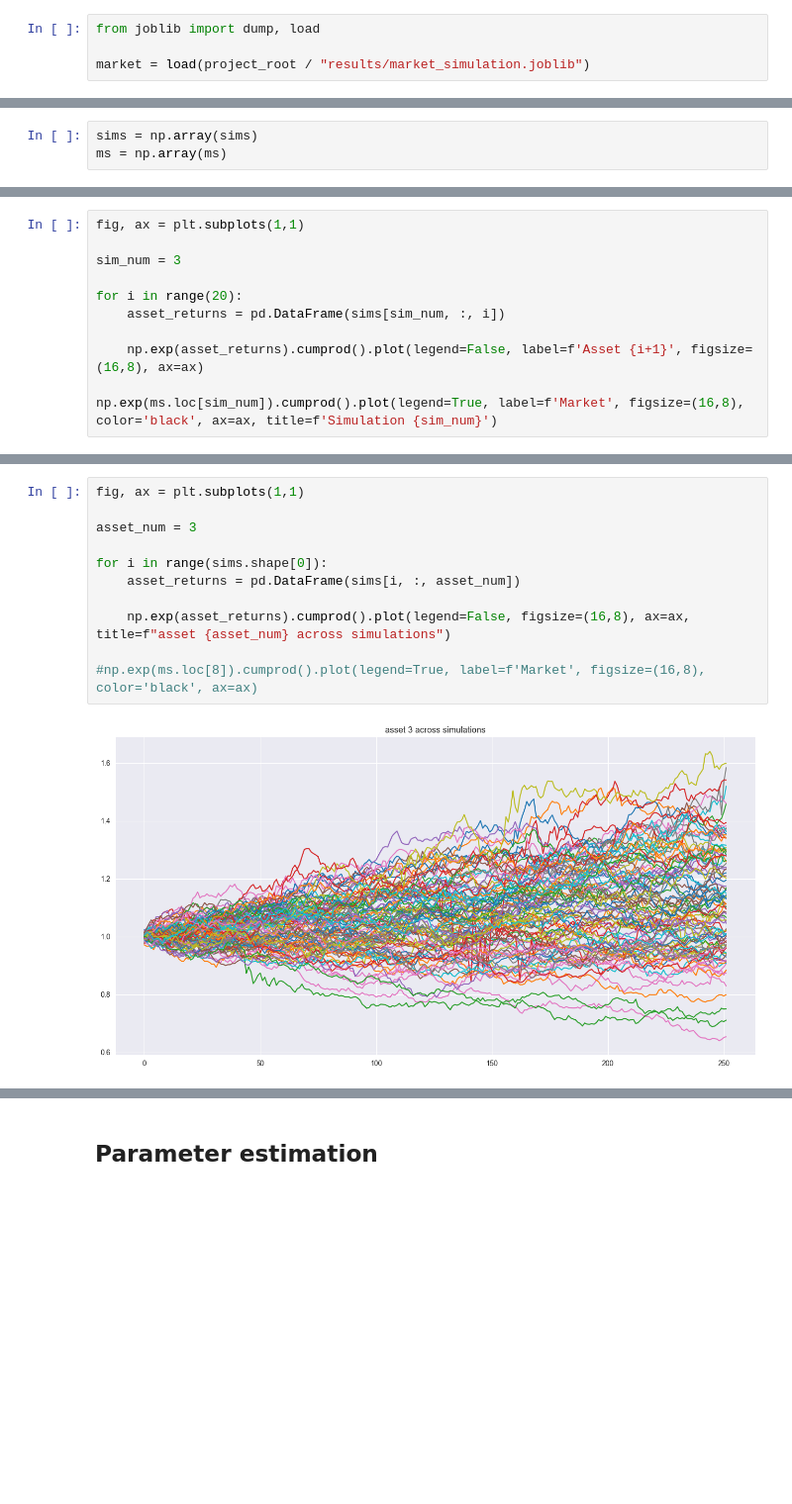
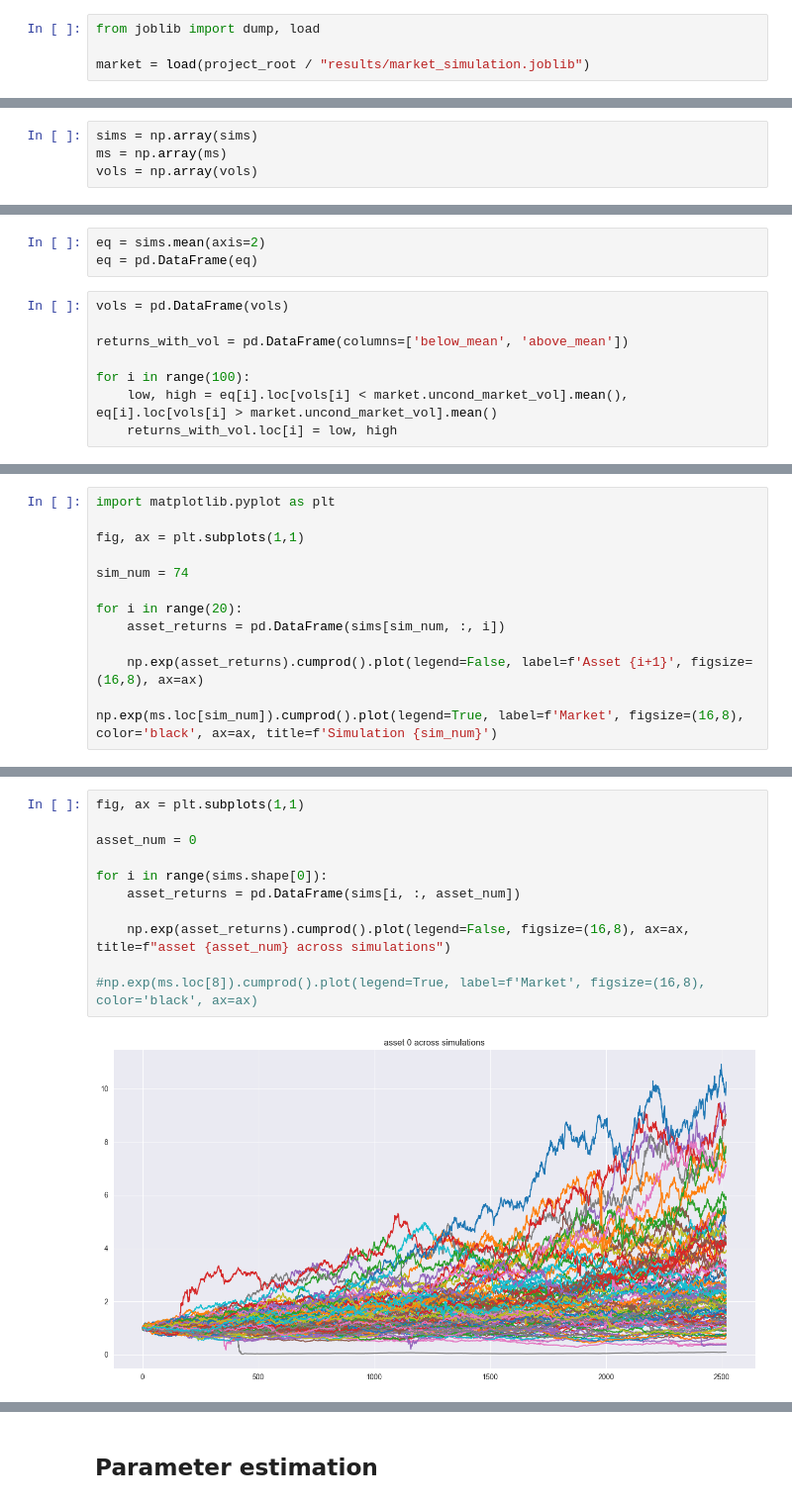
Before and after one commit to V4laky/PortfolioMPC, a Jupyter notebook: notebooks/MarketSim_tests.ipynb, the cells around one changed output, grey strips where cells are left out. Shown at 99% size. Cells and saved outputs as stored; diff of their text form; blank space fills up the shorter version.

```diff
--- a/notebooks/MarketSim_tests.ipynb
+++ b/notebooks/MarketSim_tests.ipynb
@@ -135,6 +185,7 @@ for i in range(100):
 # %%
 sims = np.array(sims)
 ms = np.array(ms)
+vols = np.array(vols)
 # %%
 ms = pd.DataFrame(ms)
 
@@ -144,0 +209,11 @@ np.exp(ms.mean()).cumprod().plot(legend=False)
+# %%
+eq = sims.mean(axis=2)
+eq = pd.DataFrame(eq)
+# %%
+vols = pd.DataFrame(vols)
+
+returns_with_vol = pd.DataFrame(columns=['below_mean', 'above_mean'])
+
+for i in range(100):
+    low, high = eq[i].loc[vols[i] < market.uncond_market_vol].mean(), eq[i].loc[vols[i] > market.uncond_market_vol].mean()
+    returns_with_vol.loc[i] = low, high
@@ -203,7 +292,9 @@ np.exp(ms).cumprod(axis=1).mean().plot(legend=True, label=f'Market', figsize=(16
 # %%
+import matplotlib.pyplot as plt
+
 fig, ax = plt.subplots(1,1)
 
-sim_num = 3
+sim_num = 74
 
 for i in range(20):
     asset_returns = pd.DataFrame(sims[sim_num, :, i])
@@ -217,16 +308,16 @@ np.exp(ms.loc[sim_num]).cumprod().plot(legend=True, label=f'Market', figsize=(16
 # %%
 fig, ax = plt.subplots(1,1)
 
-asset_num = 3
+asset_num = 0
 
 for i in range(sims.shape[0]):
     asset_returns = pd.DataFrame(sims[i, :, asset_num])
 
     np.exp(asset_returns).cumprod().plot(legend=False, figsize=(16,8), ax=ax, title=f"asset {asset_num} across simulations")
 
 #np.exp(ms.loc[8]).cumprod().plot(legend=True, label=f'Market', figsize=(16,8), color='black', ax=ax)
 # %% [output]
-[figure, old version]
+[figure, new version]
 # %%
 from statsmodels.regression import linear_model
 import statsmodels.api as sm
```
Also changed, not shown: parts of 30 cells of this notebook, 2 other files.
